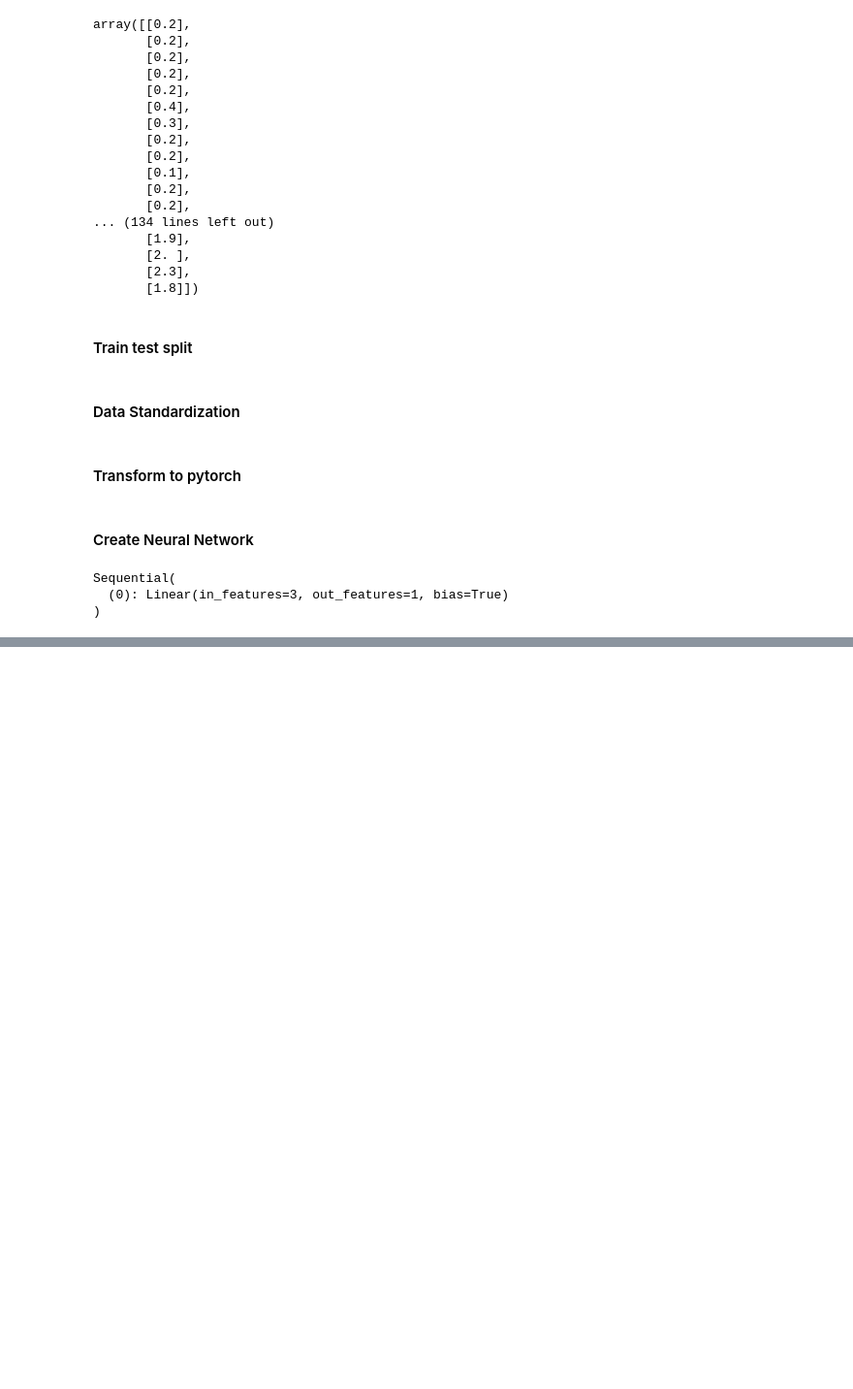
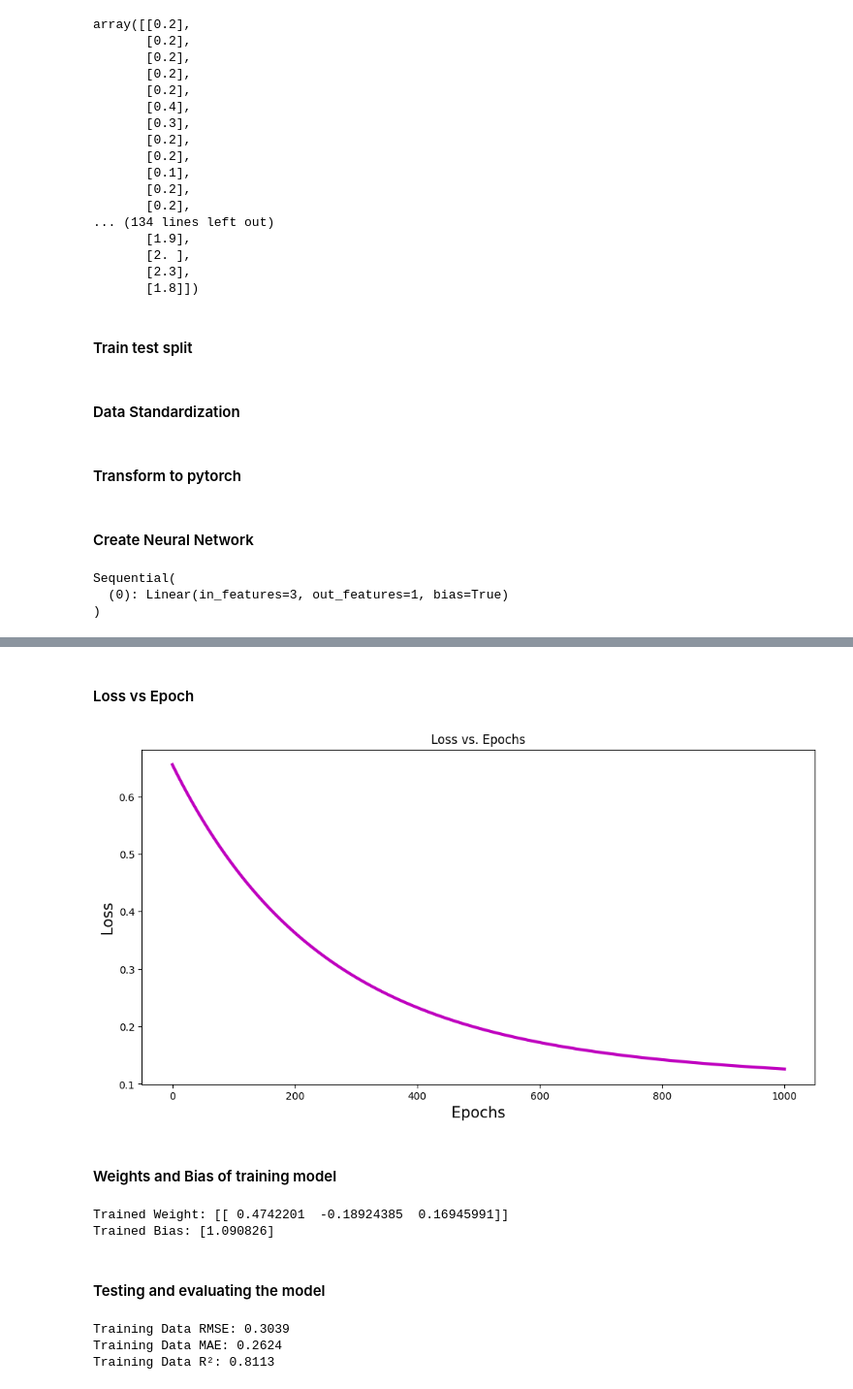
Before and after one commit to KETHA-DIVYA-SREE/Basics-of-DL, a Jupyter notebook: nn_multi_linear_regression.ipynb, the cells around one changed output, grey strips where cells are left out. Shown at 97% size. Drawn from its saved outputs; the diff is of its cells as text; code cells hidden in the pictures; blank space fills up the shorter version.

```diff
--- a/nn_multi_linear_regression.ipynb
+++ b/nn_multi_linear_regression.ipynb
@@ -134,0 +143,23 @@ Sequential(
+# %%
+learningRate = 0.001
+lossfunc = nn.MSELoss()
+optimizer = torch.optim.SGD(model.parameters(), lr=learningRate,)
+# %%
+epochs = 1001
+losses = torch.zeros(epochs)
+
+for epoch in range(epochs):
+    # Forward propagation
+    ypred = model(X_train)
+    loss = lossfunc(ypred, y_train)
+    # Record the loss
+    losses[epoch] = loss.detach()
+
+    # Backward propagation
+    optimizer.zero_grad()
+    loss.backward()
+    optimizer.step()
+
+
+    if epoch % 100 == 0:
+        print(f'Epoch: {epoch}; Loss: {loss.item():.4f}')
@@ -134,0 +201,22 @@ Sequential(
+# %% [markdown]
+#### Loss vs Epoch
+# %%
+plt.figure(figsize=(12, 6))
+plt.plot(np.arange(epochs), losses.detach(), 'm', lw=3)
+plt.xlabel('Epochs', fontsize=15)
+plt.ylabel('Loss', fontsize=15)
+plt.title('Loss vs. Epochs')
+plt.show()
+# %% [output]
+[figure, added]
+# %% [markdown]
+#### Weights and Bias of training model
+# %%
+# We have only 1 layer
+print(f"Trained Weight: {model[0].weight.detach().numpy()}")
+print(f"Trained Bias: {model[0].bias.detach().numpy()}")
+# %% [output]
+Trained Weight: [[ 0.4742201  -0.18924385  0.16945991]]
+Trained Bias: [1.090826]
+# %% [markdown]
+#### Testing and evaluating the model
@@ -134,0 +227,10 @@ Sequential(
+# %%
+#### Performance
+from sklearn import metrics
+print(f'Training Data RMSE: {np.sqrt(metrics.mean_squared_error(y_pred, y_test)):.4f}')
+print(f'Training Data MAE: {metrics.mean_absolute_error(y_pred, y_test):.4f}')
+print(f'Training Data R²: {metrics.r2_score(y_pred, y_test):.4f}')
+# %% [output]
+Training Data RMSE: 0.3039
+Training Data MAE: 0.2624
+Training Data R²: 0.8113
```
Also changed, not shown: parts of 9 cells of this notebook.
